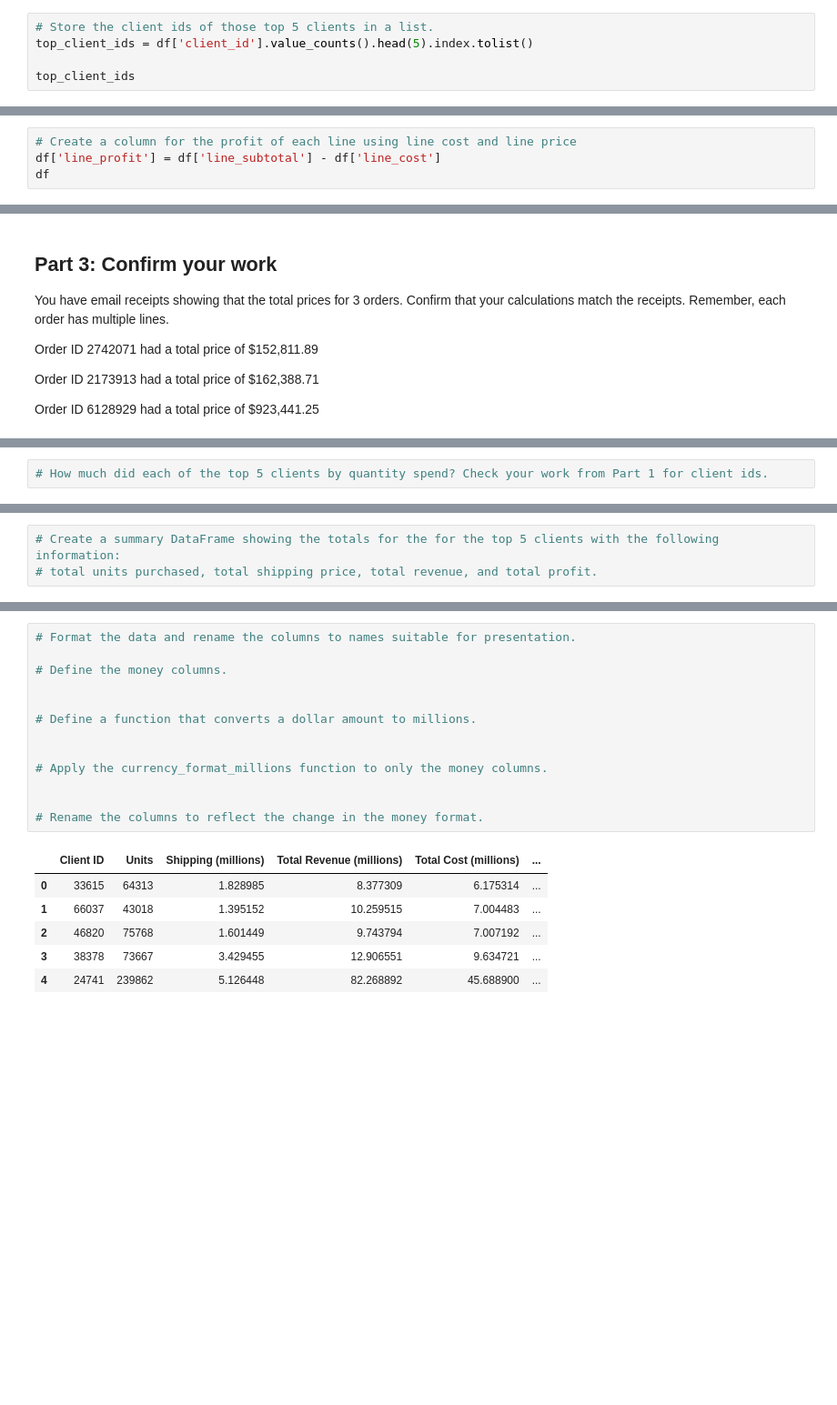
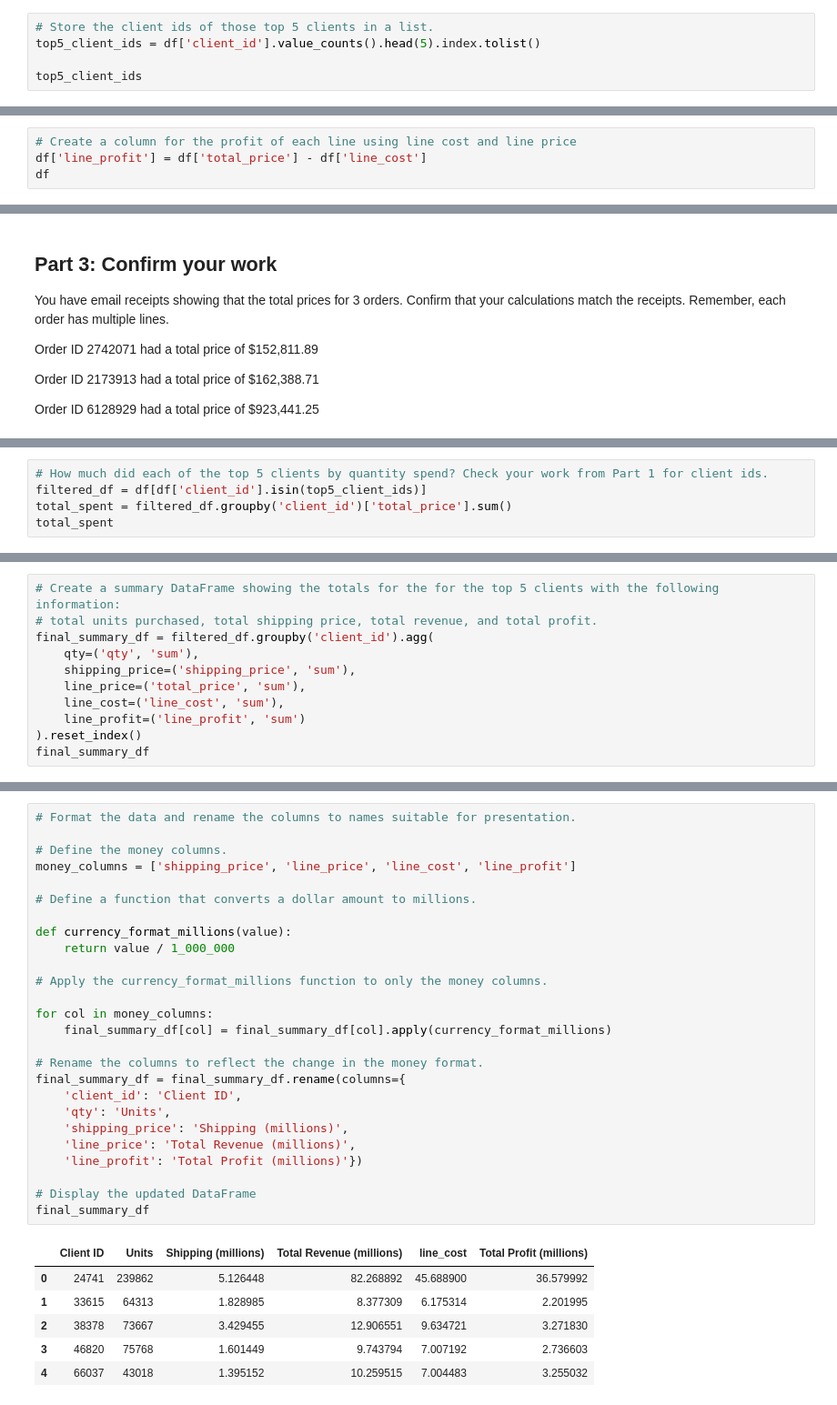
Before and after one commit to harrismhurley/pandas-challenge-1, a Jupyter notebook: wholesale_data_analysis_starter_code.ipynb, the cells around one changed output, grey strips where cells are left out. Shown at 91% size. Saved outputs shown, nothing was run; the diff lists cells and outputs as text; blank space fills up the shorter version.

```diff
--- a/wholesale_data_analysis_starter_code.ipynb
+++ b/wholesale_data_analysis_starter_code.ipynb
@@ -93,9 +82,9 @@ client_id
 Name: count, dtype: int64
 # %%
 # Store the client ids of those top 5 clients in a list.
-top_client_ids = df['client_id'].value_counts().head(5).index.tolist()
+top5_client_ids = df['client_id'].value_counts().head(5).index.tolist()
 
-top_client_ids
+top5_client_ids
 # %% [output]
 [33615, 66037, 46820, 38378, 24741]
 # %%
@@ -197,7 +171,7 @@ df
 54639 rows × 22 columns
 # %%
 # Create a column for the profit of each line using line cost and line price
-df['line_profit'] = df['line_subtotal'] - df['line_cost']
+df['line_profit'] = df['total_price'] - df['line_cost']
 df
 # %% [output]
 |  | first | last | job | phone | email | client_id | order_id | order_date | order_week | order_year | ... |
@@ -243,3 +217,6 @@ Use the new columns with confirmed values to find the following information.
 # %%
 # How much did each of the top 5 clients by quantity spend? Check your work from Part 1 for client ids.
+filtered_df = df[df['client_id'].isin(top5_client_ids)]
+total_spent = filtered_df.groupby('client_id')['total_price'].sum()
+total_spent
 # %% [output]
@@ -251,5 +230,13 @@ Use the new columns with confirmed values to find the following information.
 # %%
 # Create a summary DataFrame showing the totals for the for the top 5 clients with the following information:
 # total units purchased, total shipping price, total revenue, and total profit.
+final_summary_df = filtered_df.groupby('client_id').agg(
+    qty=('qty', 'sum'),
+    shipping_price=('shipping_price', 'sum'),
+    line_price=('total_price', 'sum'),
+    line_cost=('line_cost', 'sum'),
+    line_profit=('line_profit', 'sum')
+).reset_index()
+final_summary_df
 # %% [output]
 |  | client_id | qty | shipping_price | line_price | line_cost | line_profit |
@@ -261,22 +248,35 @@ Use the new columns with confirmed values to find the following information.
 # %%
 # Format the data and rename the columns to names suitable for presentation.
 
 # Define the money columns.
-
+money_columns = ['shipping_price', 'line_price', 'line_cost', 'line_profit']
 
 # Define a function that converts a dollar amount to millions.
 
+def currency_format_millions(value):
+    return value / 1_000_000
 
 # Apply the currency_format_millions function to only the money columns.
 
+for col in money_columns:
+    final_summary_df[col] = final_summary_df[col].apply(currency_format_millions)
 
 # Rename the columns to reflect the change in the money format.
+final_summary_df = final_summary_df.rename(columns={
+    'client_id': 'Client ID',
+    'qty': 'Units',
+    'shipping_price': 'Shipping (millions)',
+    'line_price': 'Total Revenue (millions)',
+    'line_profit': 'Total Profit (millions)'})
+
+# Display the updated DataFrame
+final_summary_df
 # %% [output]
-|  | Client ID | Units | Shipping (millions) | Total Revenue (millions) | Total Cost (millions) | ... |
-| 0 | 33615 | 64313 | 1.828985 | 8.377309 | 6.175314 | ... |
-| 1 | 66037 | 43018 | 1.395152 | 10.259515 | 7.004483 | ... |
-| 2 | 46820 | 75768 | 1.601449 | 9.743794 | 7.007192 | ... |
-| 3 | 38378 | 73667 | 3.429455 | 12.906551 | 9.634721 | ... |
-| 4 | 24741 | 239862 | 5.126448 | 82.268892 | 45.688900 | ... |
+|  | Client ID | Units | Shipping (millions) | Total Revenue (millions) | line_cost | Total Profit (millions) |
+| 0 | 24741 | 239862 | 5.126448 | 82.268892 | 45.688900 | 36.579992 |
+| 1 | 33615 | 64313 | 1.828985 | 8.377309 | 6.175314 | 2.201995 |
+| 2 | 38378 | 73667 | 3.429455 | 12.906551 | 9.634721 | 3.271830 |
+| 3 | 46820 | 75768 | 1.601449 | 9.743794 | 7.007192 | 2.736603 |
+| 4 | 66037 | 43018 | 1.395152 | 10.259515 | 7.004483 | 3.255032 |
 # %%
 # Sort the updated data by "Total Profit (millions)" form highest to lowest and assign the sort to a new DatFrame.
```
Also changed, not shown: parts of 13 cells of this notebook.
